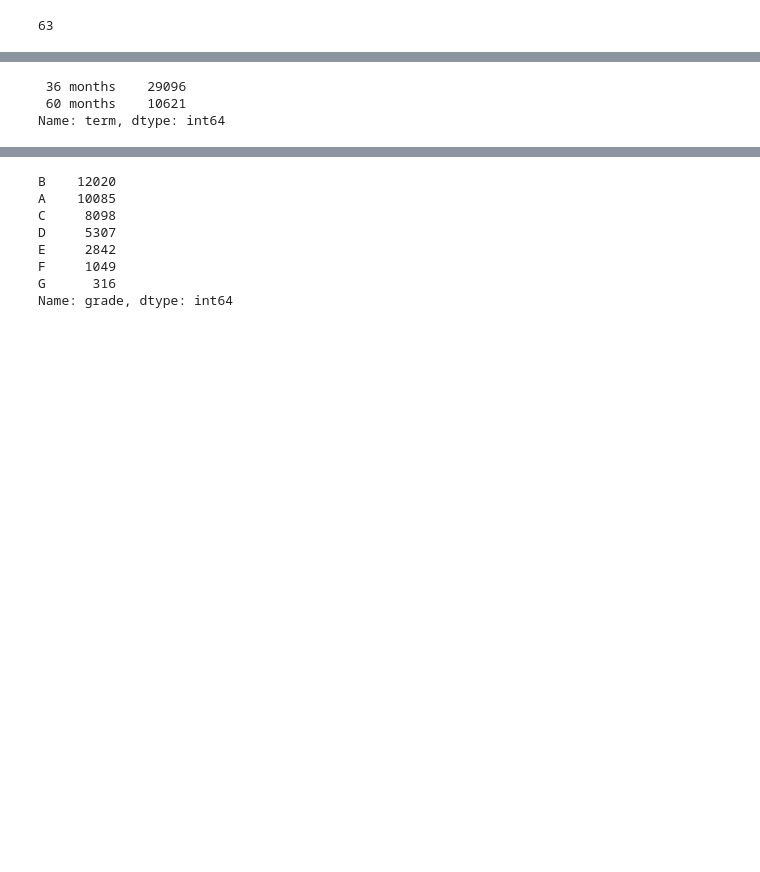
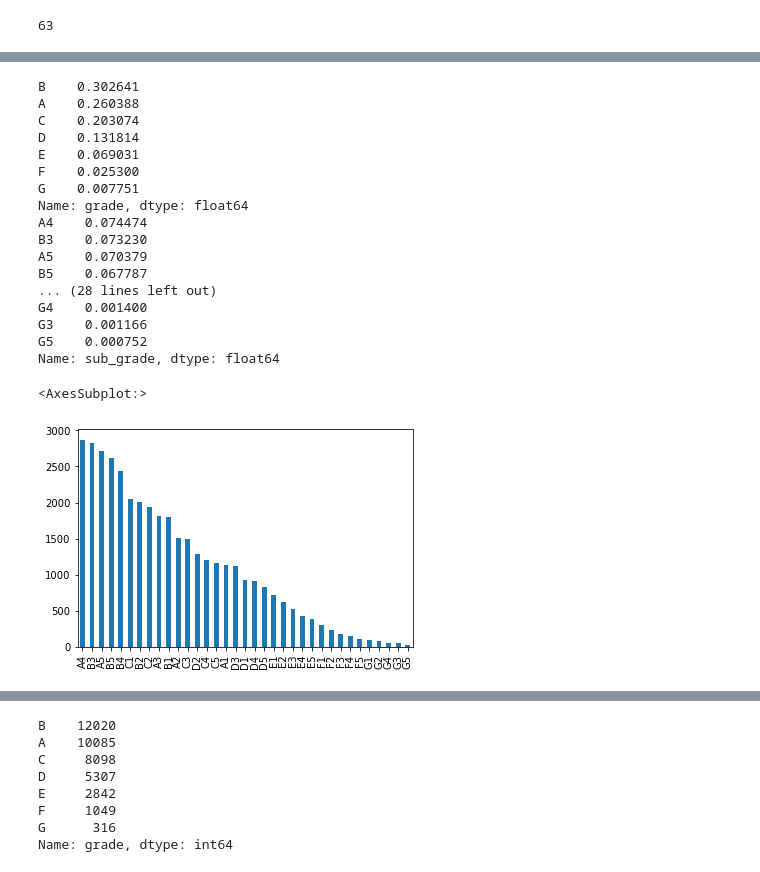
Before and after one commit to shrutich91/LENDING-CLUB-CASE-STUDY, a Jupyter notebook: rev1.ipynb, the cells around one changed output, grey strips where cells are left out. Saved outputs shown, nothing was run; the diff lists cells and outputs as text; code cells hidden in the pictures; blank space fills up the shorter version.

```diff
--- a/rev1.ipynb
+++ b/rev1.ipynb
@@ -175,6 +230,25 @@ memory usage: 14.5+ MB
 # %%
-loandata_new["term"].value_counts()
+#A and B seems to have majority of the dataset
+print(loandata_new["grade"].value_counts(1))
+print(loandata_new["sub_grade"].value_counts(1))
+loandata_new["sub_grade"].value_counts().plot(kind='bar')
 # %% [output]
- 36 months    29096
- 60 months    10621
-Name: term, dtype: int64
+B    0.302641
+A    0.260388
+C    0.203074
+D    0.131814
+E    0.069031
+F    0.025300
+G    0.007751
+Name: grade, dtype: float64
+A4    0.074474
+B3    0.073230
+A5    0.070379
+B5    0.067787
+... (28 lines left out)
+G4    0.001400
+G3    0.001166
+G5    0.000752
+Name: sub_grade, dtype: float64
+<AxesSubplot:>
+[figure, added]
```
Also changed, not shown: parts of 65 cells of this notebook.
